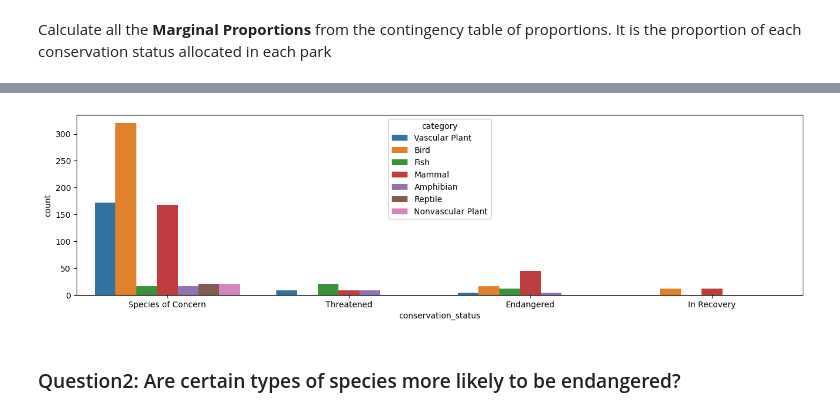
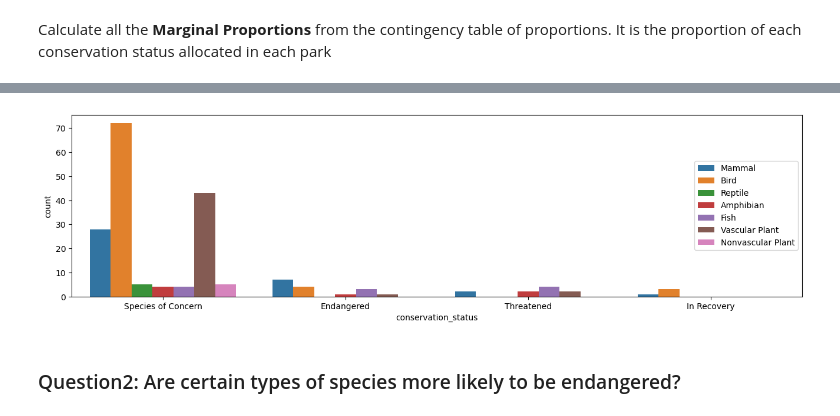
Before and after one commit to Nanyka/DataScience, a Jupyter notebook: Portfolio/PortfolioProject_Biodiversity_Starter/biodiversity.ipynb, the cells around one changed output, grey strips where cells are left out. Cells and saved outputs as stored; diff of their text form; code cells hidden in the pictures.

```diff
--- a/Portfolio/PortfolioProject_Biodiversity_Starter/biodiversity.ipynb
+++ b/Portfolio/PortfolioProject_Biodiversity_Starter/biodiversity.ipynb
@@ -258,8 +258,8 @@ The `observations` dataset seem to be tidy and ready enough for analysing step.
 # %% [markdown]
 The records in the `observations` dataset just include *scientific_name*, that indicate exactly what is the object of a certain observation, and *park_name* show the geographical information where the observation had been conducted. We need to connect the *scientific_name* to the corresponding *conservation_status* and then explore the distribution of conservation_status for animals
 # %%
-df1 = pd.merge(observations,species)
-df1 = df1[df1.conservation_status != 'No Intervince'].reset_index()
+# df1 = pd.merge(observations,species)
+df1 = species[species.conservation_status != 'No Intervince'].reset_index()
 print(df1.info())
 print('\n')
 df1.head(5)
@@ -343,9 +341,10 @@ dtype: float64
 # %%
 plt.figure(figsize=(16,4))
 sns.countplot(x='conservation_status', hue='category', data=df1)
+plt.legend(loc='right')
 plt.show()
 # %% [output]
-[figure, old version]
+[figure, new version]
 # %% [markdown]
 ### Question2: Are certain types of species more likely to be endangered?
 # %% [markdown]
```
Also changed, not shown: parts of 15 cells of this notebook, 1 other file.
